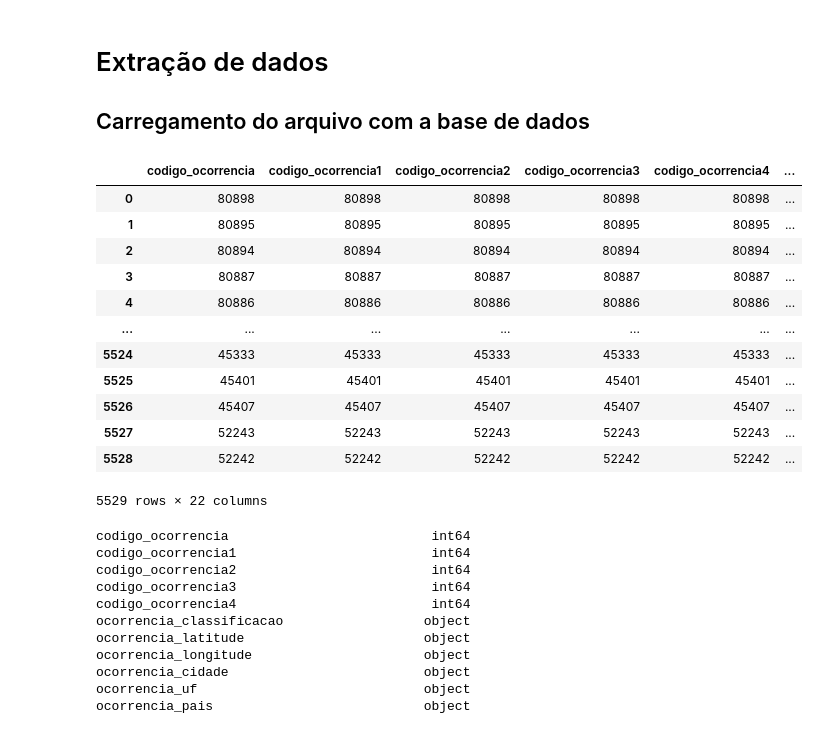
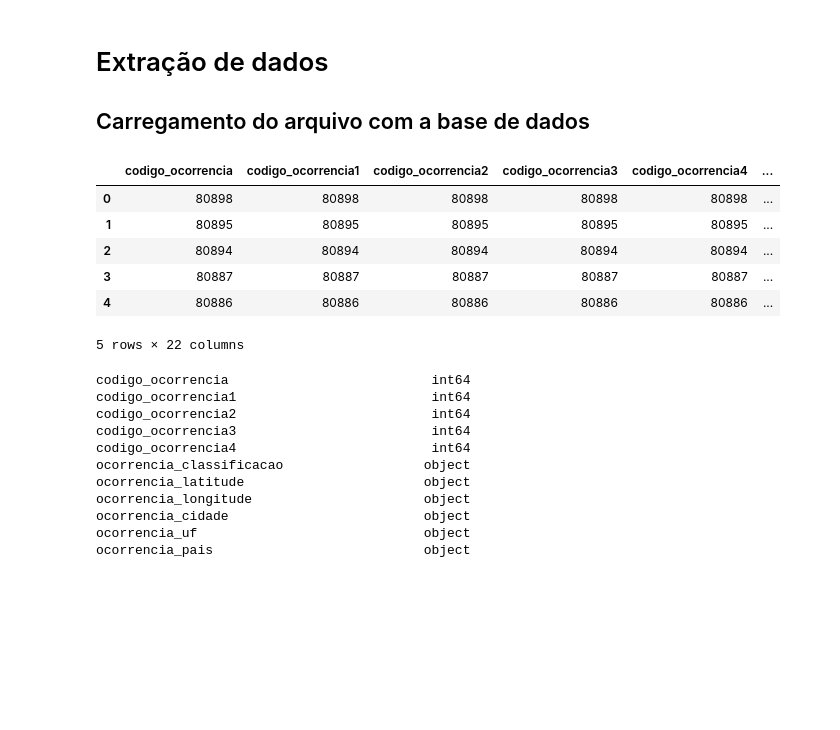
Before and after one commit to JoseWRPereira/jupyter-lab, a Jupyter notebook: CENIPA/cenipa.ipynb, the cells around one changed output. Drawn from its saved outputs; the diff is of its cells as text; code cells hidden in the pictures; blank space fills up the shorter version.

```diff
--- a/CENIPA/cenipa.ipynb
+++ b/CENIPA/cenipa.ipynb
@@ -5,21 +5,15 @@
 import pandas as pd
 # %%
 df = pd.read_csv('./ocorrencia.csv', sep=';', parse_dates=['ocorrencia_dia'], dayfirst=True)
-df
+df.head()
 # %% [output]
 |  | codigo_ocorrencia | codigo_ocorrencia1 | codigo_ocorrencia2 | codigo_ocorrencia3 | codigo_ocorrencia4 | ... |
 | 0 | 80898 | 80898 | 80898 | 80898 | 80898 | ... |
 | 1 | 80895 | 80895 | 80895 | 80895 | 80895 | ... |
 | 2 | 80894 | 80894 | 80894 | 80894 | 80894 | ... |
 | 3 | 80887 | 80887 | 80887 | 80887 | 80887 | ... |
 | 4 | 80886 | 80886 | 80886 | 80886 | 80886 | ... |
-| ... | ... | ... | ... | ... | ... | ... |
-| 5524 | 45333 | 45333 | 45333 | 45333 | 45333 | ... |
-| 5525 | 45401 | 45401 | 45401 | 45401 | 45401 | ... |
-| 5526 | 45407 | 45407 | 45407 | 45407 | 45407 | ... |
-| 5527 | 52243 | 52243 | 52243 | 52243 | 52243 | ... |
-| 5528 | 52242 | 52242 | 52242 | 52242 | 52242 | ... |
-5529 rows × 22 columns
+5 rows × 22 columns
 # %%
 df.dtypes
 # %% [output]
```
Also changed, not shown: parts of 19 cells of this notebook.
